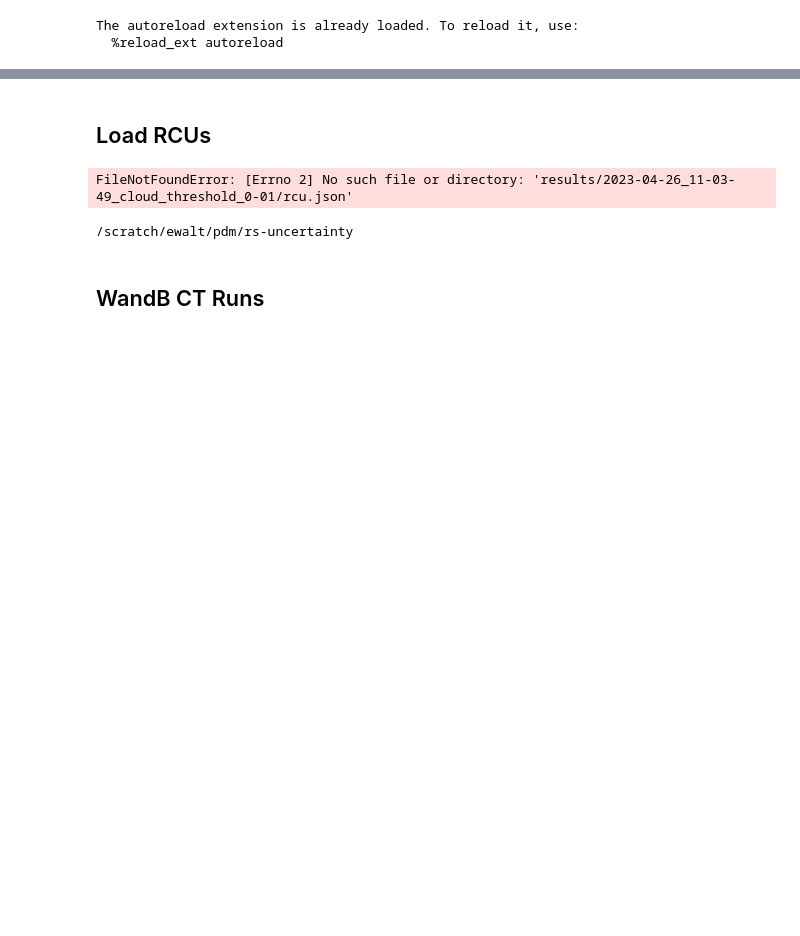
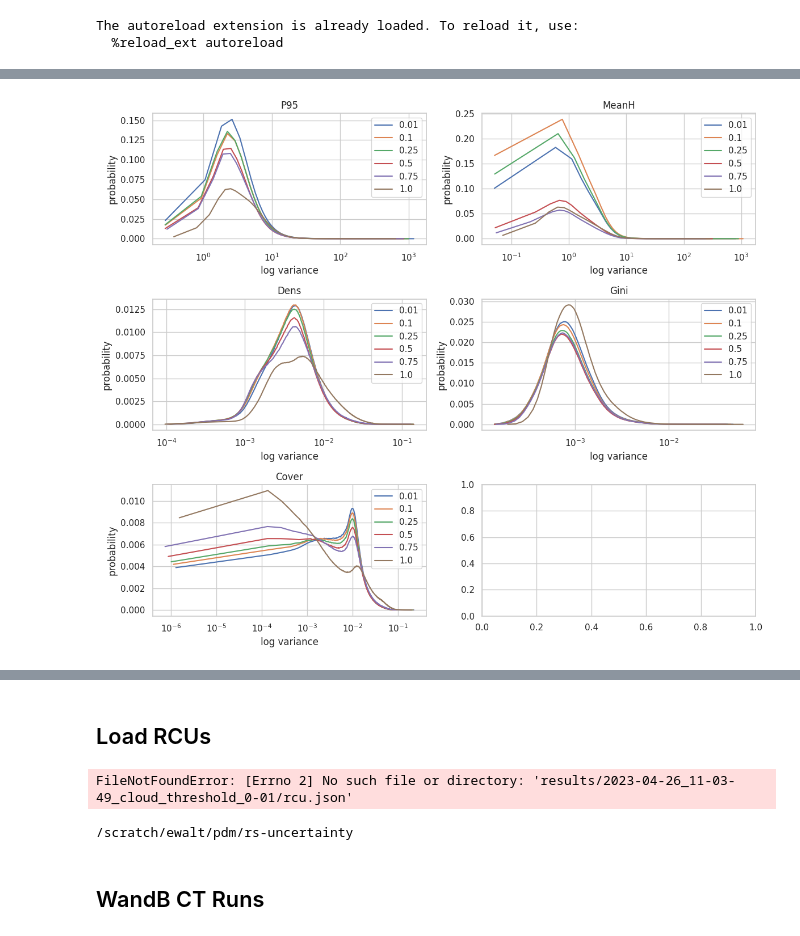
Before and after one commit to eliotwalt/rs-uncertainty, a Jupyter notebook: notebooks/plot_CTs.ipynb, the cells around one changed output, grey strips where cells are left out. Cells and saved outputs as stored; diff of their text form; code cells hidden in the pictures; blank space fills up the shorter version.

```diff
--- a/notebooks/plot_CTs.ipynb
+++ b/notebooks/plot_CTs.ipynb
@@ -15,12 +18,9 @@ The autoreload extension is already loaded. To reload it, use:
 # %%
-entity_name = "elwalt"
-project_name = "rcu-evaluation"
-runs_dir = "results"
-run_names = [
-    "2023-04-26_11-03-49_cloud_threshold_0-01",
-    "2023-04-26_11-03-49_baseline",
-    "2023-04-26_11-03-49_cloud_threshold_0-25",
-    "2023-04-26_11-03-49_cloud_threshold_0-50",
-    "2023-04-26_11-03-47_cloud_threshold_0-75",
-    "2023-04-26_11-03-47_cloud_threshold_1-00",
-]
+result_dirs = [os.path.join("results", p) for p in [
+    "2023-04-25_17-48-18_cloud_threshold_0-01",
+    "2023-04-25_17-38-31_baseline",
+    "2023-04-25_17-48-18_cloud_threshold_0-25",
+    "2023-04-25_17-48-18_cloud_threshold_0-50",
+    "2023-04-25_17-48-18_cloud_threshold_0-75",
+    "2023-04-25_17-48-18_cloud_threshold_1-00",
+]]
@@ -36,0 +82,7 @@ ValueError: Could not find run <Run elwalt/rcu-evaluation/2023-04-26_11-03-47_cl
+# %%
+# Histogram: we expect less low variance estimates when the cloud threshold increases
+visualizer.histogram_plot()
+plt.tight_layout()
+plt.show()
+# %% [output]
+[figure, added]
```
Also changed, not shown: parts of 24 cells of this notebook, 2 other files.
